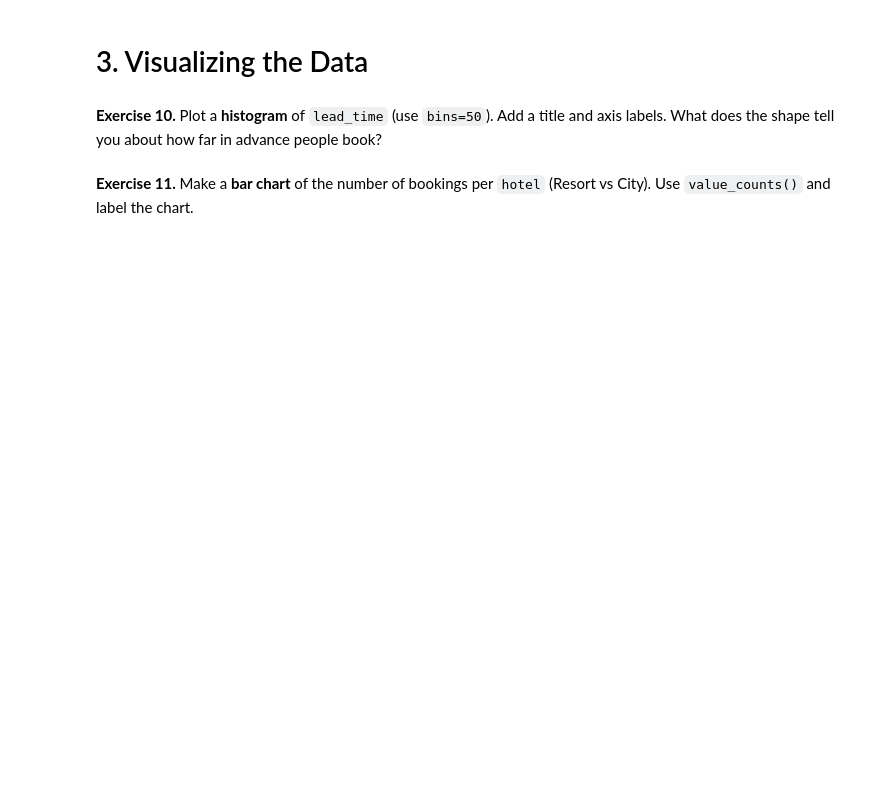
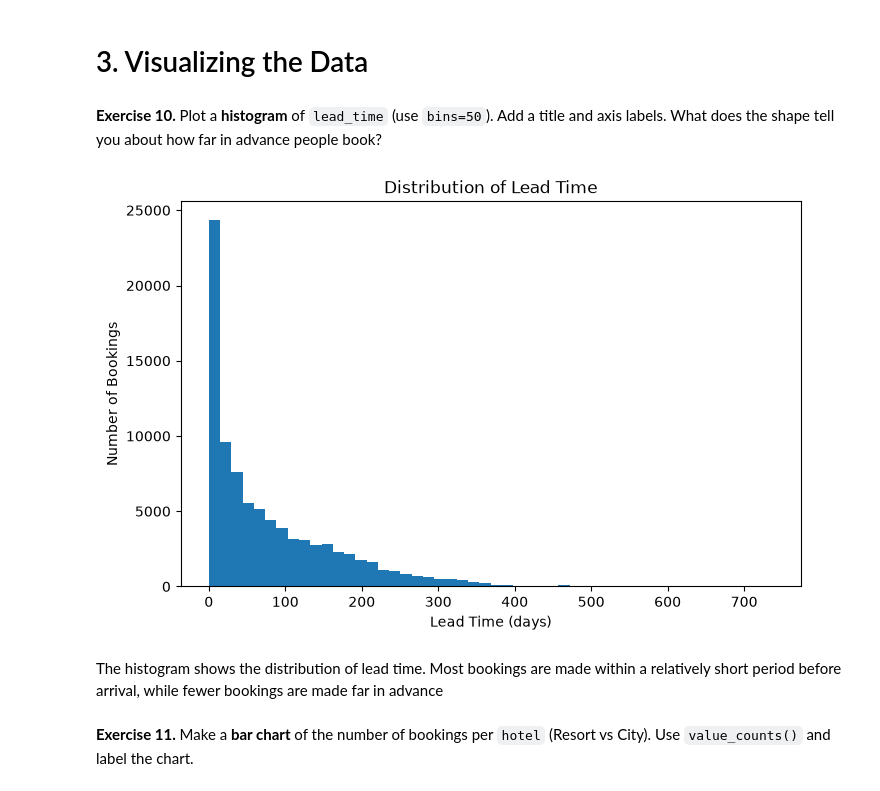
Before and after one commit to hassan-dev241/Data_Analysis_Project, a Jupyter notebook: Module_Assignment_Hotel_Bookings.ipynb, the cells around one changed output. Saved outputs shown, nothing was run; the diff lists cells and outputs as text; code cells hidden in the pictures; blank space fills up the shorter version.

```diff
--- a/Module_Assignment_Hotel_Bookings.ipynb
+++ b/Module_Assignment_Hotel_Bookings.ipynb
@@ -79,3 +182,10 @@ Work on a copy so the raw data stays intact: start this section with `df_clean =
 Confirm there are no missing values left.
 # %%
 # Your code here
+df_clean = df.copy()
+
+df_clean["children"] = df_clean["children"].fillna(0)
+df_clean["country"]  = df_clean["country"].fillna("Unknown")
+df_clean = df_clean.drop(columns=["company", "agent"])
+
+df_clean.isnull().sum().sum()
@@ -83,3 +195,9 @@ Confirm there are no missing values left.
 **Exercise 7.** How many **fully duplicated rows** does `df_clean` contain? Remove them, then confirm the count is now 0 and report the new shape.
 # %%
 # Your code here
+print("Duplicates before:", df_clean.duplicated().sum())
+
+df_clean = df_clean.drop_duplicates()
+
+print("Duplicates after:", df_clean.duplicated().sum())
+print("New shape:", df_clean.shape)
@@ -92,3 +214,7 @@ Confirm there are no missing values left.
 Verify with `.dtypes`.
 # %%
 # Your code here
+df_clean["reservation_status_date"] = pd.to_datetime(df_clean["reservation_status_date"])
+df_clean["children"] = df_clean["children"].astype(int)
+
+df_clean.dtypes
@@ -101,3 +245,9 @@ Verify with `.dtypes`.
 Report how many rows remain.
 # %%
 # Your code here
+df_clean = df_clean[df_clean["adr"] >= 0]
+
+df_clean["total_guests"] = df_clean["adults"] + df_clean["children"] + df_clean["babies"]
+df_clean = df_clean[df_clean["total_guests"] > 0]
+
+print("Remaining rows:", len(df_clean))
@@ -107,6 +259,16 @@ Report how many rows remain.
 **Exercise 10.** Plot a **histogram** of `lead_time` (use `bins=50`). Add a title and axis labels. What does the shape tell you about how far in advance people book?
 # %%
 # Your code here
+plt.figure(figsize=(8, 5))
+plt.hist(df_clean["lead_time"], bins=50)
+plt.title("Distribution of Lead Time")
+plt.xlabel("Lead Time (days)")
+plt.ylabel("Number of Bookings")
+plt.show()
+# %% [output]
+[figure, added]
+# %% [markdown]
+The histogram shows the distribution of lead time. Most bookings are made within a relatively short period before arrival, while fewer bookings are made far in advance
 # %% [markdown]
 **Exercise 11.** Make a **bar chart** of the number of bookings per `hotel` (Resort vs City). Use `value_counts()` and label the chart.
 # %%
```
Also changed, not shown: parts of 26 cells of this notebook.
